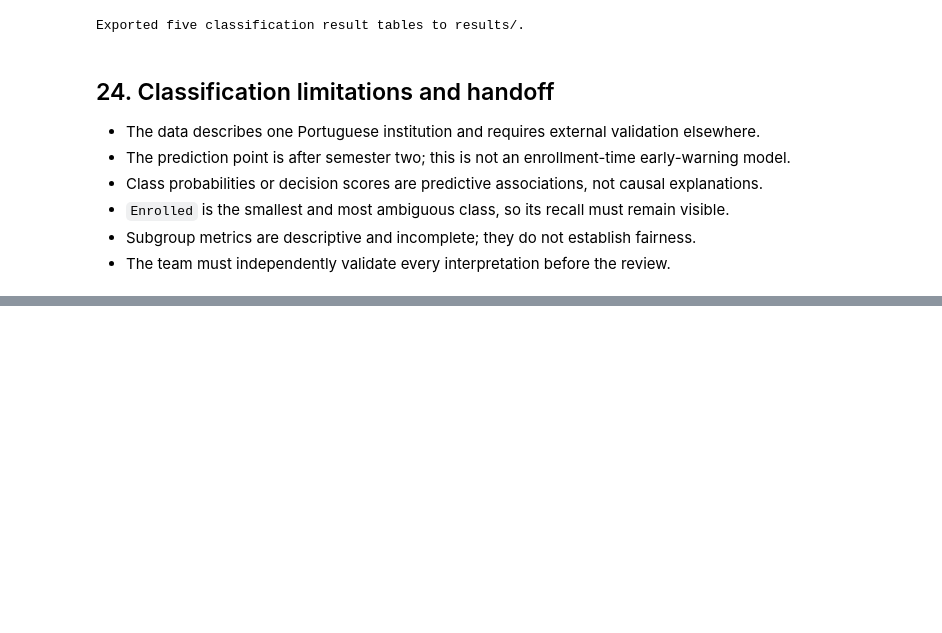
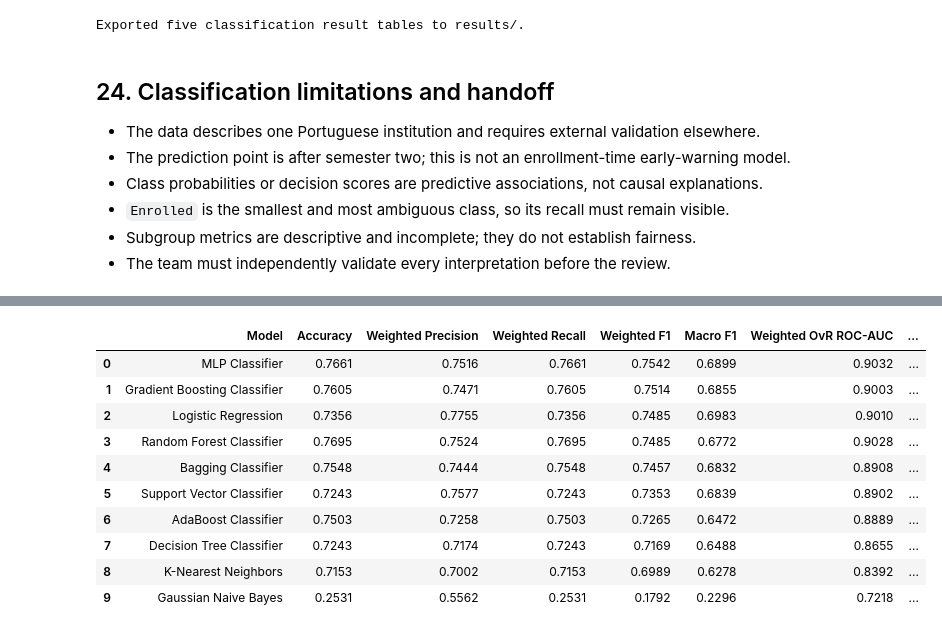
Before and after one commit to Shruhath/23CSE301-ML-Capstone, a Jupyter notebook: notebooks/classification.ipynb, the cells around one changed output, grey strips where cells are left out. Drawn from its saved outputs; the diff is of its cells as text; code cells hidden in the pictures; blank space fills up the shorter version.

```diff
--- a/notebooks/classification.ipynb
+++ b/notebooks/classification.ipynb
@@ -1094,0 +1199,82 @@ Exported five classification result tables to results/.
+# %%
+classification_cv_table = (
+    pd.DataFrame(classification_cv_records)
+    .sort_values("CV Mean Macro F1", ascending=False)
+    .reset_index(drop=True)
+)
+classification_parameter_table = pd.DataFrame(classification_search_records)
+
+classification_predictions = {}
+classification_scores = {}
+comparison_rows = []
+per_class_rows = []
+
+for name, estimator in classification_estimators.items():
+    predictions = estimator.predict(X_test_model)
+    scores = aligned_class_scores(estimator, X_test_model, class_order)
+    classification_predictions[name] = predictions
+    classification_scores[name] = scores
+
+    class_aucs = [
+        roc_auc_score(y_test_binary[:, index], scores[:, index])
+        for index in range(len(class_order))
+    ]
+    report = classification_report(
+        y_test,
+        predictions,
+        labels=class_order,
+        output_dict=True,
+        zero_division=0,
+    )
+    comparison_rows.append(
+        {
+            "Model": name,
+            "Accuracy": accuracy_score(y_test, predictions),
+            "Weighted Precision": precision_score(
+                y_test, predictions, average="weighted", zero_division=0
+            ),
+            "Weighted Recall": recall_score(
+                y_test, predictions, average="weighted", zero_division=0
+            ),
+            "Weighted F1": f1_score(
+                y_test, predictions, average="weighted", zero_division=0
+            ),
+            "Macro F1": f1_score(y_test, predictions, average="macro", zero_division=0),
+            "Weighted OvR ROC-AUC": np.average(class_aucs, weights=class_support),
+            "Macro OvR ROC-AUC": np.mean(class_aucs),
+        }
+    )
+    for label, auc_value in zip(class_order, class_aucs, strict=True):
+        per_class_rows.append(
+            {
+                "Model": name,
+                "Class": label,
+                "Precision": report[label]["precision"],
+                "Recall": report[label]["recall"],
+                "F1": report[label]["f1-score"],
+                "Support": int(report[label]["support"]),
+                "OvR ROC-AUC": auc_value,
+            }
+        )
+
+classification_comparison = (
+    pd.DataFrame(comparison_rows)
+    .merge(classification_cv_table.drop(columns="Search Seconds"), on="Model", how="left")
+    .sort_values("Weighted F1", ascending=False)
+    .reset_index(drop=True)
+)
+classification_per_class = pd.DataFrame(per_class_rows)
+
+assert len(classification_comparison) == 10
+assert set(classification_comparison["Model"]) == set(classification_estimators)
+
+display(classification_cv_table.style.format({
+    "CV Mean Macro F1": "{:.6f}",
+    "CV Std Macro F1": "{:.6f}",
+    "Search Seconds": "{:.1f}",
+}))
+display(classification_parameter_table)
+display(classification_comparison.style.format({
+    column: "{:.4f}" for column in classification_comparison.columns if column != "Model"
+}))
+# %% [output]
@@ -1094,0 +1303,11 @@ Exported five classification result tables to results/.
+|  | Model | Accuracy | Weighted Precision | Weighted Recall | Weighted F1 | Macro F1 | Weighted OvR ROC-AUC | ... |
+| 0 | MLP Classifier | 0.7661 | 0.7516 | 0.7661 | 0.7542 | 0.6899 | 0.9032 | ... |
+| 1 | Gradient Boosting Classifier | 0.7605 | 0.7471 | 0.7605 | 0.7514 | 0.6855 | 0.9003 | ... |
+| 2 | Logistic Regression | 0.7356 | 0.7755 | 0.7356 | 0.7485 | 0.6983 | 0.9010 | ... |
+| 3 | Random Forest Classifier | 0.7695 | 0.7524 | 0.7695 | 0.7485 | 0.6772 | 0.9028 | ... |
+| 4 | Bagging Classifier | 0.7548 | 0.7444 | 0.7548 | 0.7457 | 0.6832 | 0.8908 | ... |
+| 5 | Support Vector Classifier | 0.7243 | 0.7577 | 0.7243 | 0.7353 | 0.6839 | 0.8902 | ... |
+| 6 | AdaBoost Classifier | 0.7503 | 0.7258 | 0.7503 | 0.7265 | 0.6472 | 0.8889 | ... |
+| 7 | Decision Tree Classifier | 0.7243 | 0.7174 | 0.7243 | 0.7169 | 0.6488 | 0.8655 | ... |
+| 8 | K-Nearest Neighbors | 0.7153 | 0.7002 | 0.7153 | 0.6989 | 0.6278 | 0.8392 | ... |
+| 9 | Gaussian Naive Bayes | 0.2531 | 0.5562 | 0.2531 | 0.1792 | 0.2296 | 0.7218 | ... |
```
Also changed, not shown: parts of 21 cells of this notebook, 6 other files.
